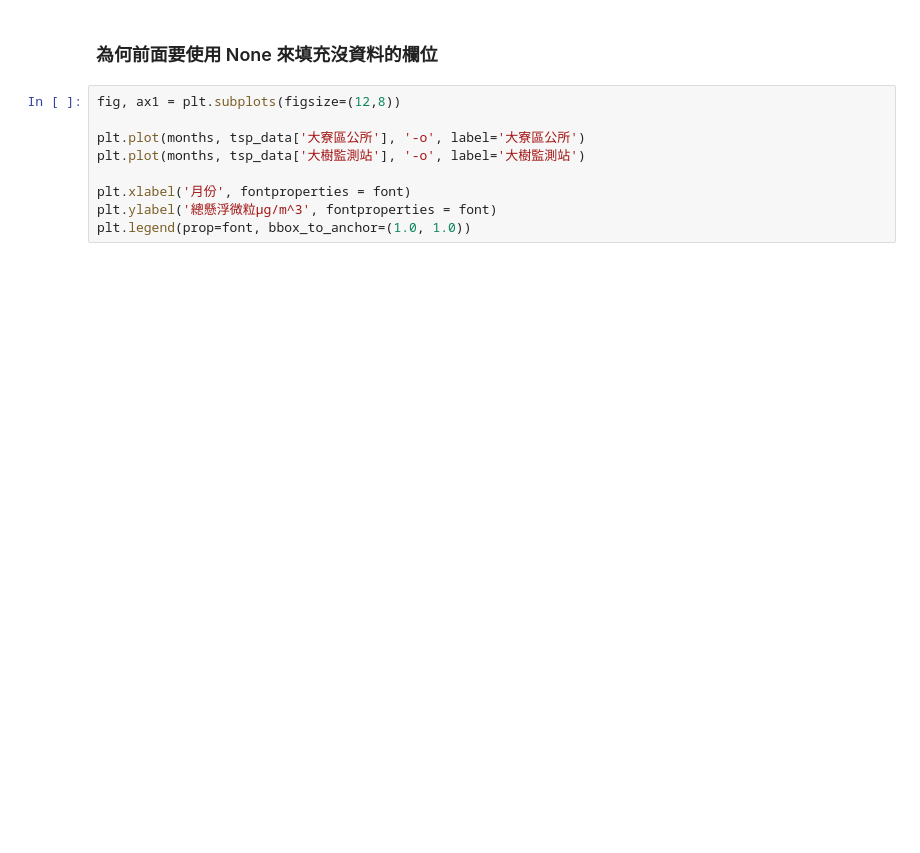
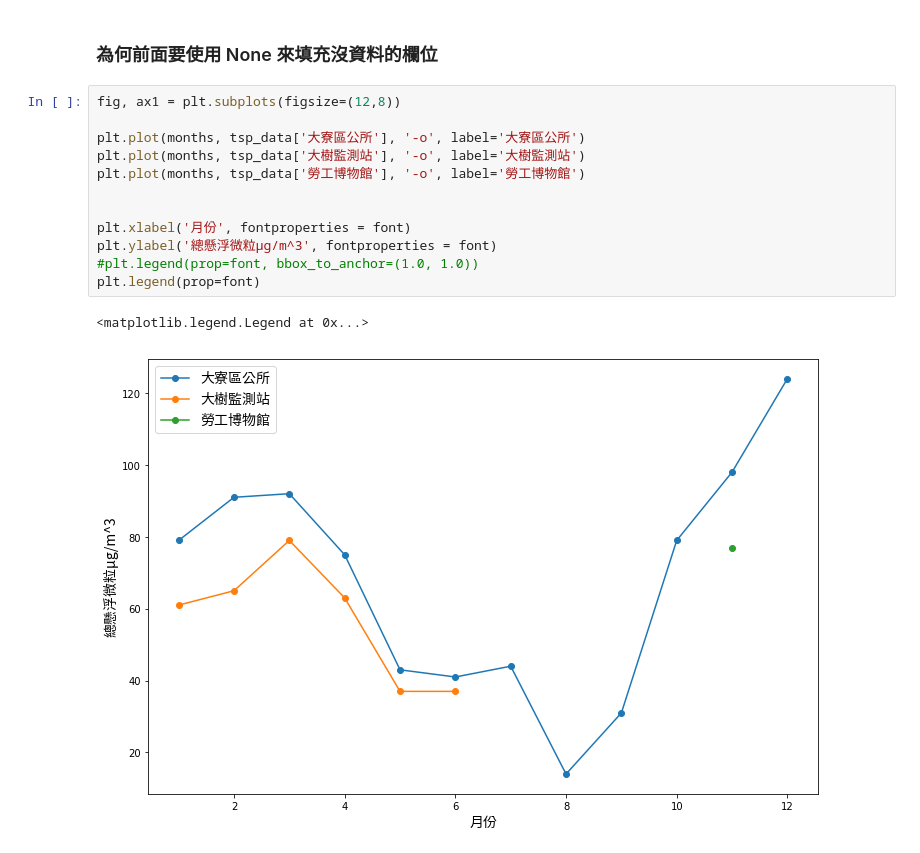
Before and after one commit to maloyang/KH20200704_Python_Basic_and_ML, a Jupyter notebook: Day3/Day3-2.ipynb, the cells around one changed output. Saved outputs shown, nothing was run; the diff lists cells and outputs as text; blank space fills up the shorter version.

```diff
--- a/Day3/Day3-2.ipynb
+++ b/Day3/Day3-2.ipynb
@@ -162,9 +263,15 @@ tsp_data
 # %%
 fig, ax1 = plt.subplots(figsize=(12,8))
 
 plt.plot(months, tsp_data['大寮區公所'], '-o', label='大寮區公所')
 plt.plot(months, tsp_data['大樹監測站'], '-o', label='大樹監測站')
+plt.plot(months, tsp_data['勞工博物館'], '-o', label='勞工博物館')
+
 
 plt.xlabel('月份', fontproperties = font)
 plt.ylabel('總懸浮微粒μg/m^3', fontproperties = font)
-plt.legend(prop=font, bbox_to_anchor=(1.0, 1.0))
+#plt.legend(prop=font, bbox_to_anchor=(1.0, 1.0))
+plt.legend(prop=font)
+# %% [output]
+<matplotlib.legend.Legend at 0x...>
+[figure, added]
```
Also changed, not shown: parts of 18 cells of this notebook, 2 other files.
